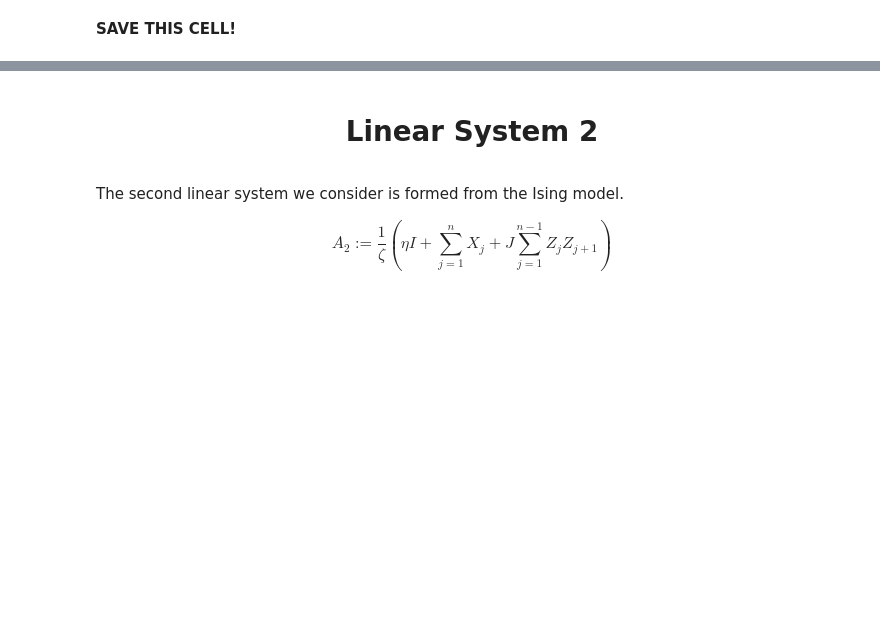
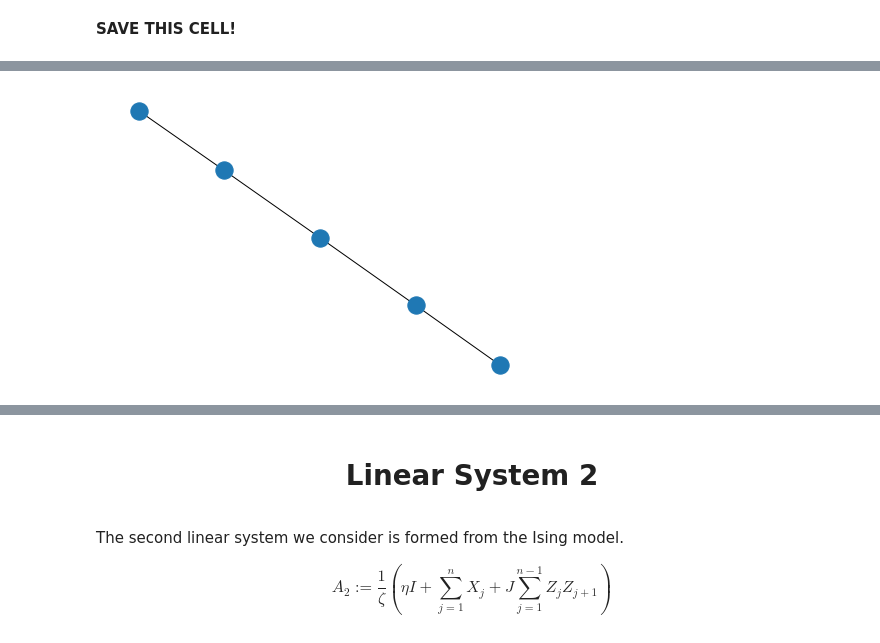
Before and after one commit to rmlarose/rigettiVQLS, a Jupyter notebook: vqls-notebook.ipynb, the cells around one changed output, grey strips where cells are left out. Drawn from its saved outputs; the diff is of its cells as text; code cells hidden in the pictures; blank space fills up the shorter version.

```diff
--- a/vqls-notebook.ipynb
+++ b/vqls-notebook.ipynb
@@ -406,0 +411,10 @@ def yansatzCZ(computer):
+# %%
+"""Get a quantum computer to run on."""
+qcomputer = f"Aspen-7-{n}Q-B"  # Three qubit lattice for testing optimizer
+lattice = get_qc(qcomputer, as_qvm=True)  # Change to as_qvm=False to run on QC. Must have reservation.
+# %%
+"""Visualize the qubit connectivity."""
+graph = lattice.qubit_topology()
+nx.draw(graph)
+# %% [output]
+[figure, added]
```
Also changed, not shown: parts of 61 cells of this notebook, 2 other files.
